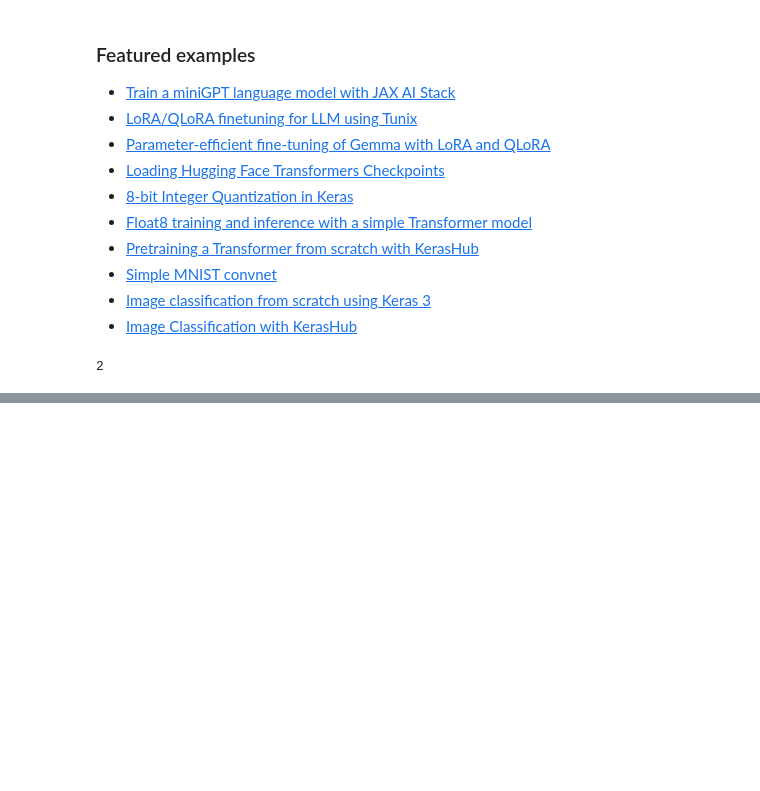
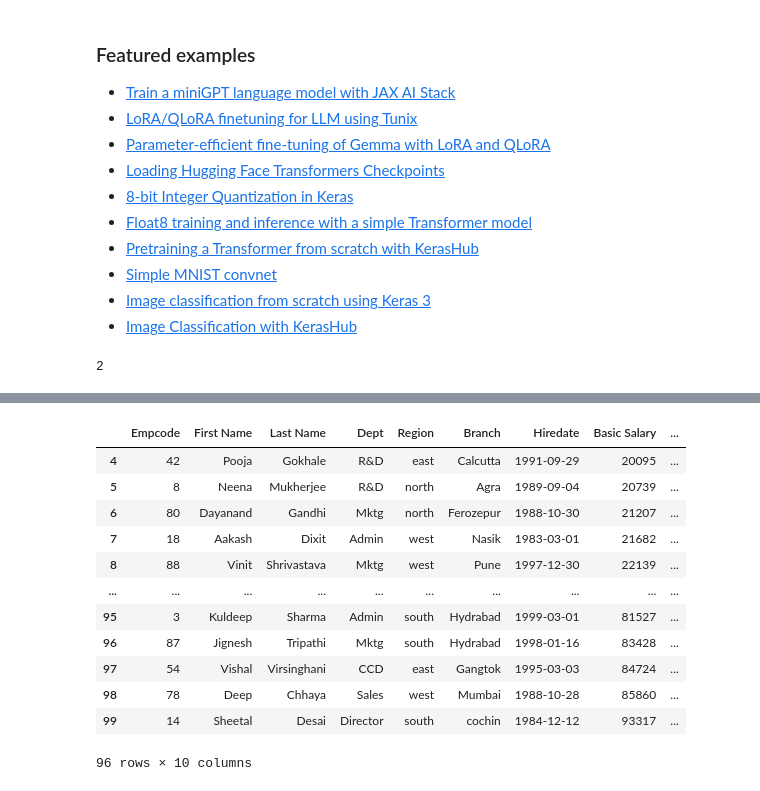
Before and after one commit to pp46902022-tech/DataScience_Rfiles, a Jupyter notebook: Welcome_To_Colab.ipynb, the cells around one changed output, grey strips where cells are left out. Saved outputs shown, nothing was run; the diff lists cells and outputs as text; code cells hidden in the pictures; blank space fills up the shorter version.

```diff
--- a/Welcome_To_Colab.ipynb
+++ b/Welcome_To_Colab.ipynb
@@ -221,0 +373,2 @@ These are a few of the notebooks related to Machine Learning, including Google's
+# %%
+df=pd.read_excel("/content/Excel sal data.xlsx")
@@ -221,0 +655,16 @@ These are a few of the notebooks related to Machine Learning, including Google's
+# %%
+df[df['Basic Salary']>20000]
+# %% [output]
+|  | Empcode | First Name | Last Name | Dept | Region | Branch | Hiredate | Basic Salary | ... |
+| 4 | 42 | Pooja | Gokhale | R&D | east | Calcutta | 1991-09-29 | 20095 | ... |
+| 5 | 8 | Neena | Mukherjee | R&D | north | Agra | 1989-09-04 | 20739 | ... |
+| 6 | 80 | Dayanand | Gandhi | Mktg | north | Ferozepur | 1988-10-30 | 21207 | ... |
+| 7 | 18 | Aakash | Dixit | Admin | west | Nasik | 1983-03-01 | 21682 | ... |
+| 8 | 88 | Vinit | Shrivastava | Mktg | west | Pune | 1997-12-30 | 22139 | ... |
+| ... | ... | ... | ... | ... | ... | ... | ... | ... | ... |
+| 95 | 3 | Kuldeep | Sharma | Admin | south | Hydrabad | 1999-03-01 | 81527 | ... |
+| 96 | 87 | Jignesh | Tripathi | Mktg | south | Hydrabad | 1998-01-16 | 83428 | ... |
+| 97 | 54 | Vishal | Virsinghani | CCD | east | Gangtok | 1995-03-03 | 84724 | ... |
+| 98 | 78 | Deep | Chhaya | Sales | west | Mumbai | 1988-10-28 | 85860 | ... |
+| 99 | 14 | Sheetal | Desai | Director | south | cochin | 1984-12-12 | 93317 | ... |
+96 rows × 10 columns
```
Also changed, not shown: parts of 68 cells of this notebook.
